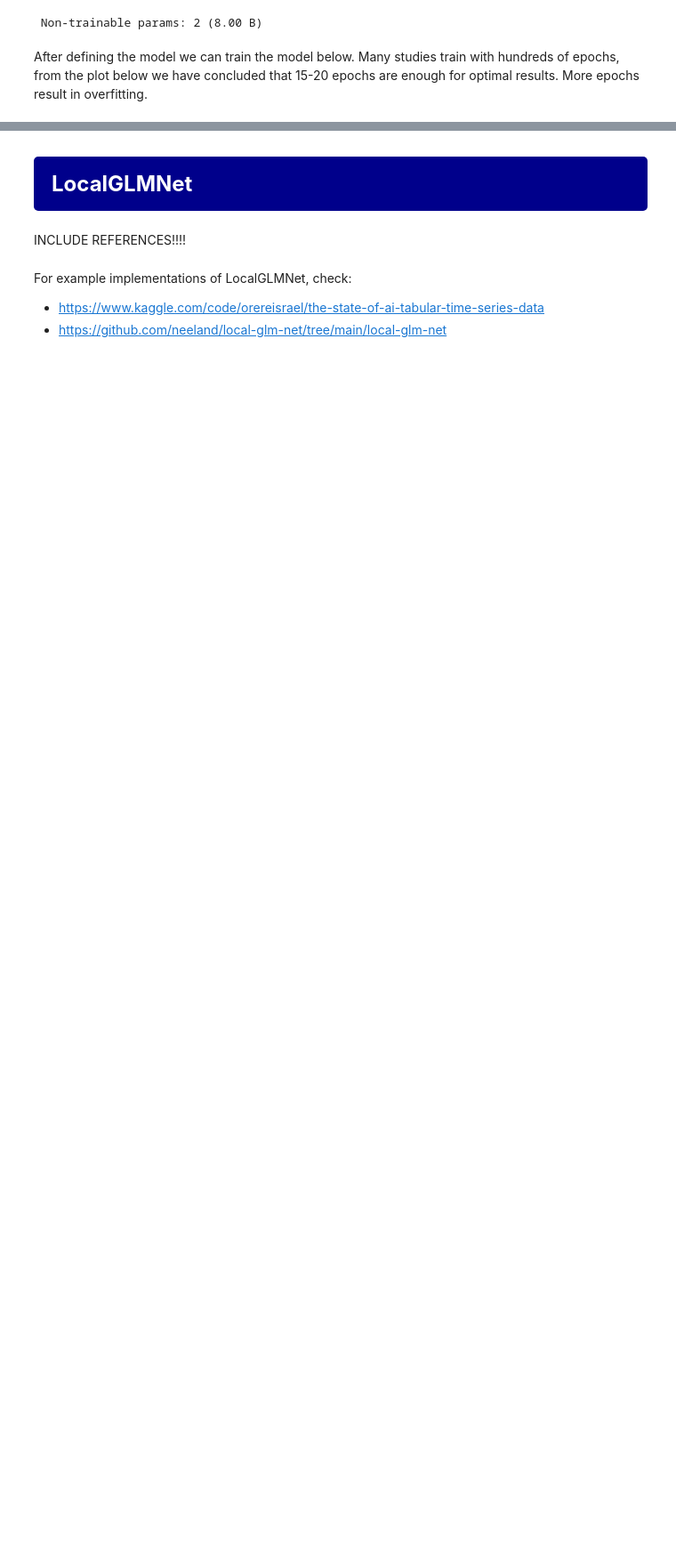
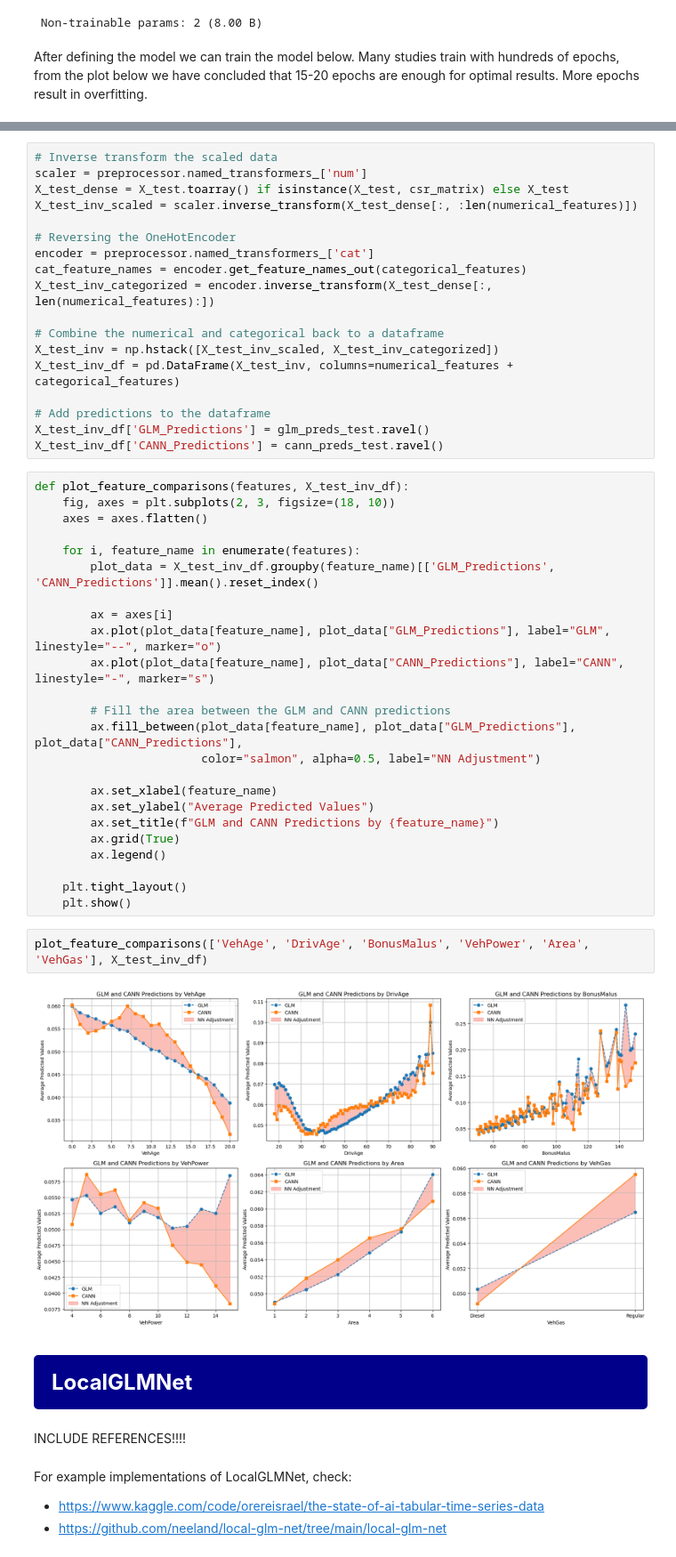
Before and after one commit to bart-custers/DL_for_Actuaries, a Jupyter notebook: notebooks/DL_for_Actuaries.ipynb, the cells around one changed output, grey strips where cells are left out. Shown at 89% size. Drawn from its saved outputs; the diff is of its cells as text; blank space fills up the shorter version.

Commit message:
improved model comparison

```diff
--- a/notebooks/DL_for_Actuaries.ipynb
+++ b/notebooks/DL_for_Actuaries.ipynb
@@ -400,3 +406,49 @@ double_lift_chart(y_test, cann_preds_test_adj)
+# %%
+# Inverse transform the scaled data
+scaler = preprocessor.named_transformers_['num']
+X_test_dense = X_test.toarray() if isinstance(X_test, csr_matrix) else X_test
+X_test_inv_scaled = scaler.inverse_transform(X_test_dense[:, :len(numerical_features)])
+
+# Reversing the OneHotEncoder
+encoder = preprocessor.named_transformers_['cat']
+cat_feature_names = encoder.get_feature_names_out(categorical_features)
+X_test_inv_categorized = encoder.inverse_transform(X_test_dense[:, len(numerical_features):])
+
+# Combine the numerical and categorical back to a dataframe
+X_test_inv = np.hstack([X_test_inv_scaled, X_test_inv_categorized])
+X_test_inv_df = pd.DataFrame(X_test_inv, columns=numerical_features + categorical_features)
+
+# Add predictions to the dataframe
+X_test_inv_df['GLM_Predictions'] = glm_preds_test.ravel()
+X_test_inv_df['CANN_Predictions'] = cann_preds_test.ravel()
+# %%
+def plot_feature_comparisons(features, X_test_inv_df):
+    fig, axes = plt.subplots(2, 3, figsize=(18, 10))
+    axes = axes.flatten()
+
+    for i, feature_name in enumerate(features):
+        plot_data = X_test_inv_df.groupby(feature_name)[['GLM_Predictions', 'CANN_Predictions']].mean().reset_index()
+
+        ax = axes[i]
+        ax.plot(plot_data[feature_name], plot_data["GLM_Predictions"], label="GLM", linestyle="--", marker="o")
+        ax.plot(plot_data[feature_name], plot_data["CANN_Predictions"], label="CANN", linestyle="-", marker="s")
+
+        # Fill the area between the GLM and CANN predictions
+        ax.fill_between(plot_data[feature_name], plot_data["GLM_Predictions"], plot_data["CANN_Predictions"],
+                        color="salmon", alpha=0.5, label="NN Adjustment")
+
+        ax.set_xlabel(feature_name)
+        ax.set_ylabel("Average Predicted Values")
+        ax.set_title(f"GLM and CANN Predictions by {feature_name}")
+        ax.grid(True)
+        ax.legend()
+
+    plt.tight_layout()
+    plt.show()
+# %%
+plot_feature_comparisons(['VehAge', 'DrivAge', 'BonusMalus', 'VehPower', 'Area', 'VehGas'], X_test_inv_df)
+# %% [output]
+[figure, added]
 # %% [markdown]
 <a id="localglm"></a>
 <div style="padding:20px;color:white;margin:0;font-size:24px;font-family:Georgia;text-align:left;display:fill;border-radius:5px;background-color:darkblue;overflow:hidden"><b>LocalGLMNet</b></div>
```
Also changed, not shown: parts of 10 cells of this notebook.
